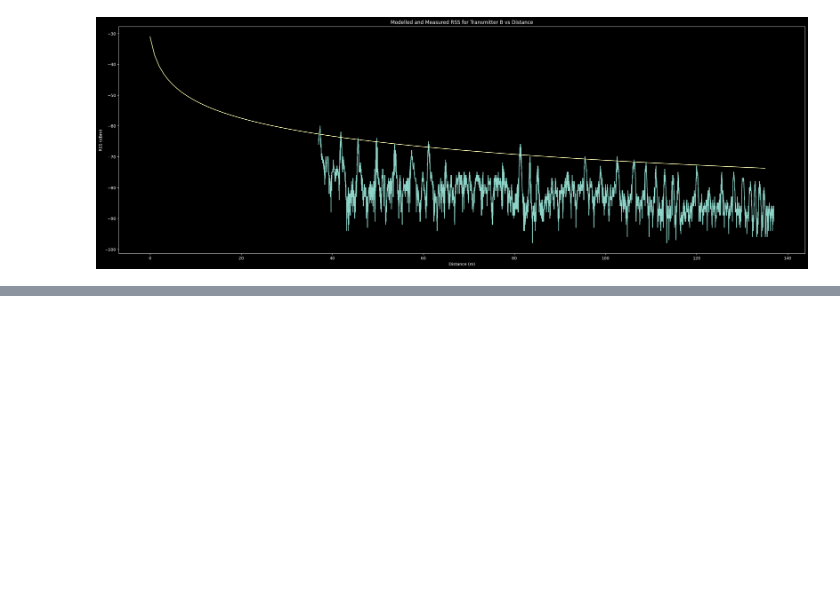
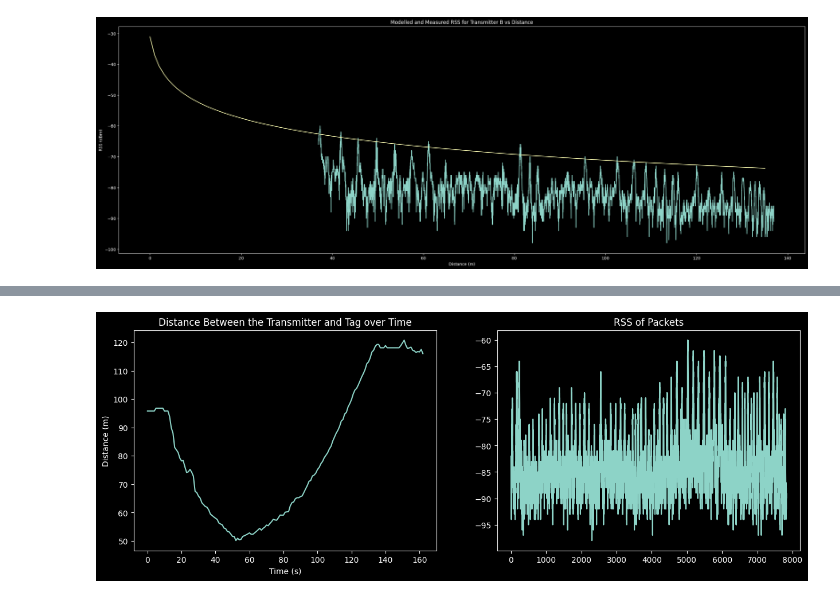
Before and after one commit to SheffieldMLtracking/BLEanalysis, a Jupyter notebook: jupyter/Finley/FSPL.ipynb, the cells around one changed output, grey strips where cells are left out. Cells and saved outputs as stored; diff of their text form; code cells hidden in the pictures; blank space fills up the shorter version.

```diff
--- a/jupyter/Finley/FSPL.ipynb
+++ b/jupyter/Finley/FSPL.ipynb
@@ -150,0 +231,20 @@ Standardising angles and times (shifting by 0.00 degrees)
+# %%
+# calculate distance to gps device over time
+c_easting, c_northing = (ls[0] for ls in convert_bng(-1.450168, 53.368359))
+dist_c_to_gps = []
+
+for gps in gps_data:
+    dist_c_to_gps.append(gps.dist_to_point(c_northing, c_easting))
+
+plt.figure(figsize=(15,5))
+plt.subplot(1, 2, 1)
+plt.plot(dist_c_to_gps)
+plt.ylabel("Distance (m)")
+plt.xlabel("Time (s)")
+plt.title("Distance Between the Transmitter and Tag over Time")
+plt.subplot(1, 2, 2)
+plt.plot([getattr(obj, "rss") for obj in log_data_c])
+plt.title("RSS of Packets")
+plt.show()
+# %% [output]
+[figure, added]
```
Also changed, not shown: parts of 17 cells of this notebook, 1 other file.
